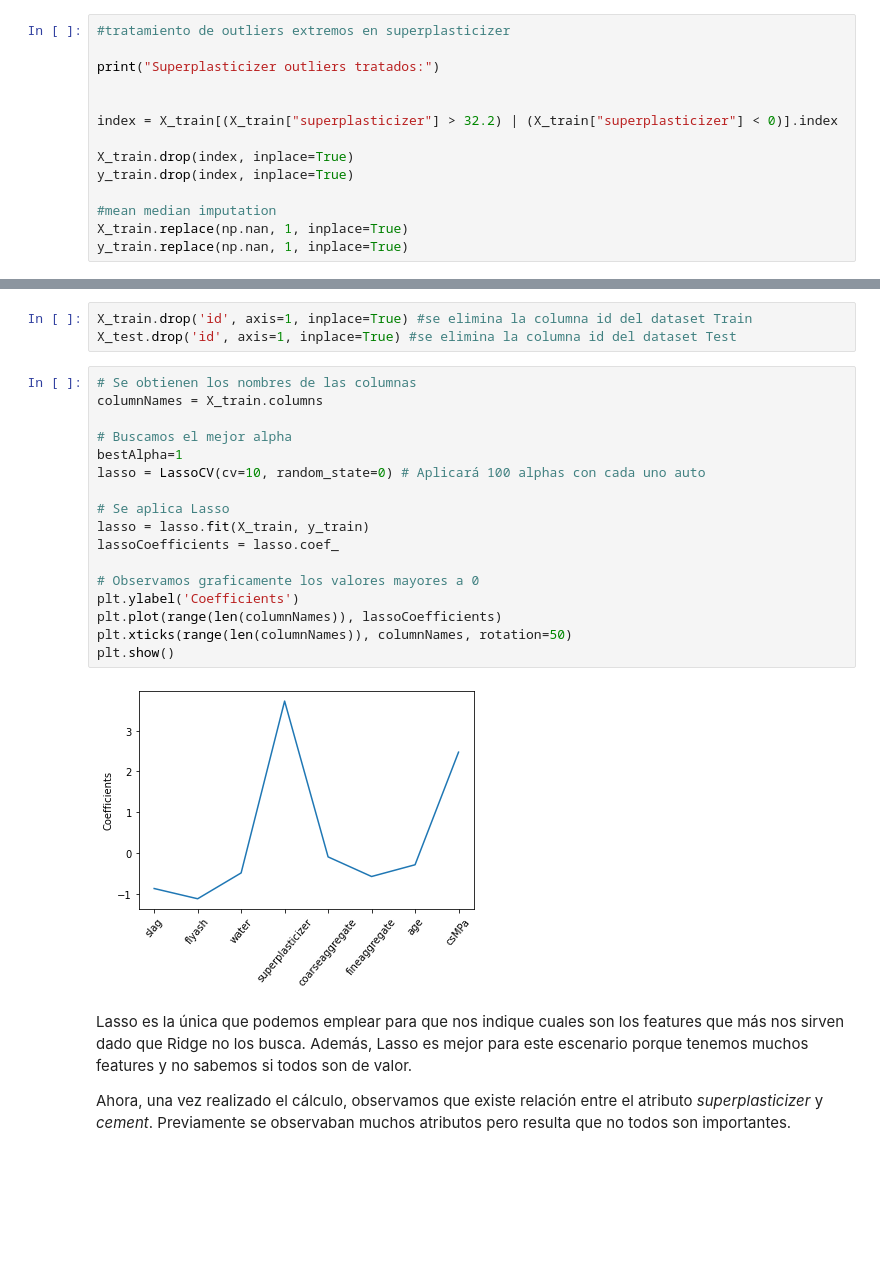
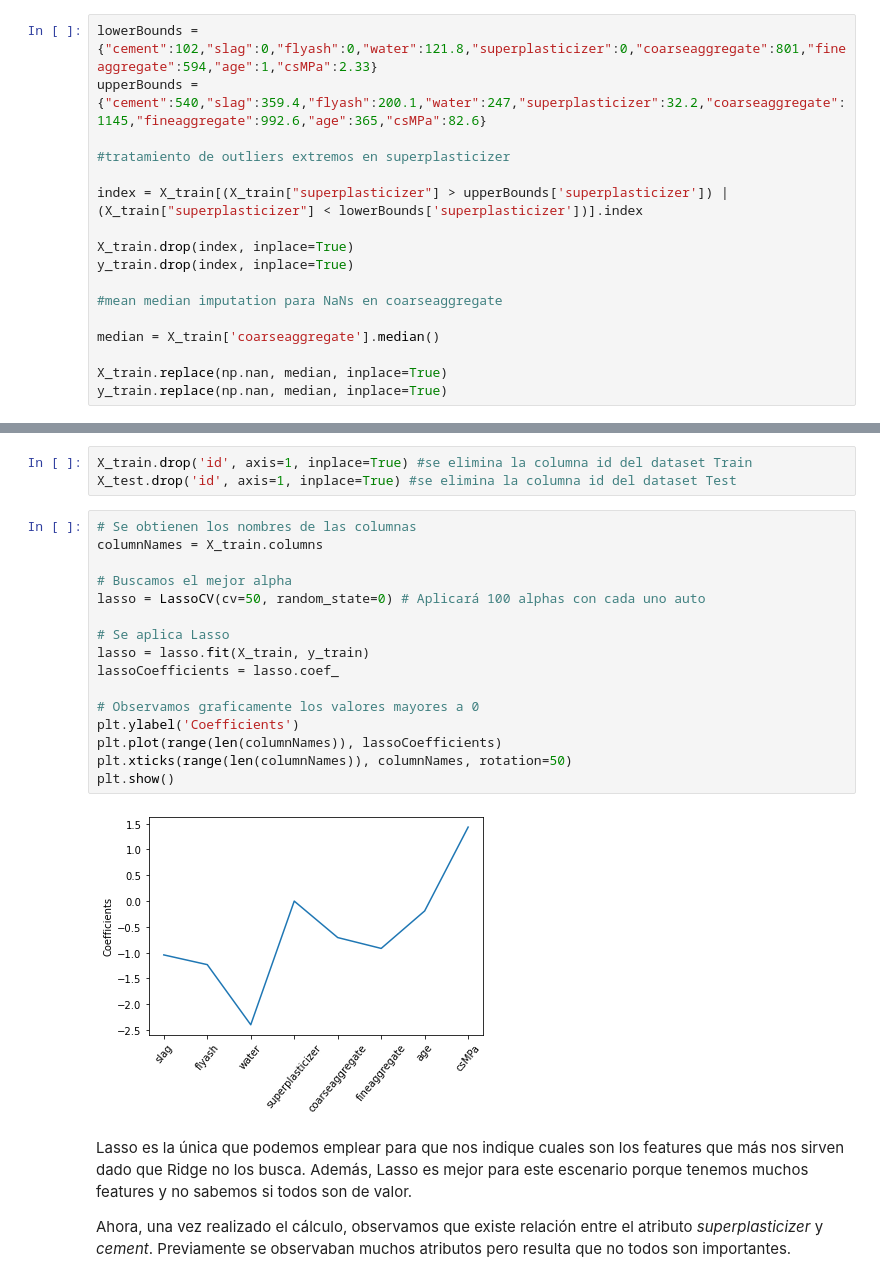
Before and after one commit to joseSalazar4/Cement-Prediction, a Jupyter notebook: 2021-2-Trabajo Practico_03.ipynb, the cells around one changed output, grey strips where cells are left out. Drawn from its saved outputs; the diff is of its cells as text; blank space fills up the shorter version.

```diff
--- a/2021-2-Trabajo Practico_03.ipynb
+++ b/2021-2-Trabajo Practico_03.ipynb
@@ -233,16 +282,19 @@ En el caso del parámetro shuffle se decidió mantenerlo con el default (True),
 - Preprocese los atributos (Solo deje para más adelante escalar los datos).
 - Debe comentar en celdas del texto el por qué seleccionó las técnicas utilizadas.
 # %%
+lowerBounds = {"cement":102,"slag":0,"flyash":0,"water":121.8,"superplasticizer":0,"coarseaggregate":801,"fineaggregate":594,"age":1,"csMPa":2.33}
+upperBounds = {"cement":540,"slag":359.4,"flyash":200.1,"water":247,"superplasticizer":32.2,"coarseaggregate":1145,"fineaggregate":992.6,"age":365,"csMPa":82.6}
+
 #tratamiento de outliers extremos en superplasticizer
 
-print("Superplasticizer outliers tratados:")
-
-
-index = X_train[(X_train["superplasticizer"] > 32.2) | (X_train["superplasticizer"] < 0)].index
+index = X_train[(X_train["superplasticizer"] > upperBounds['superplasticizer']) | (X_train["superplasticizer"] < lowerBounds['superplasticizer'])].index
 
 X_train.drop(index, inplace=True)
 y_train.drop(index, inplace=True)
 
-#mean median imputation
-X_train.replace(np.nan, 1, inplace=True)
-y_train.replace(np.nan, 1, inplace=True)
+#mean median imputation para NaNs en coarseaggregate
+
+median = X_train['coarseaggregate'].median()
+
+X_train.replace(np.nan, median, inplace=True)
+y_train.replace(np.nan, median, inplace=True)
@@ -260,22 +316,21 @@ X_test.drop('id', axis=1, inplace=True) #se elimina la columna id del dataset Te
 # %%
 # Se obtienen los nombres de las columnas
 columnNames = X_train.columns
 
 # Buscamos el mejor alpha
-bestAlpha=1
-lasso = LassoCV(cv=10, random_state=0) # Aplicará 100 alphas con cada uno auto
+lasso = LassoCV(cv=50, random_state=0) # Aplicará 100 alphas con cada uno auto
 
 # Se aplica Lasso
 lasso = lasso.fit(X_train, y_train)
 lassoCoefficients = lasso.coef_
 
 # Observamos graficamente los valores mayores a 0
 plt.ylabel('Coefficients')
 plt.plot(range(len(columnNames)), lassoCoefficients)
 plt.xticks(range(len(columnNames)), columnNames, rotation=50)
 plt.show()
 # %% [output]
-[figure, old version]
+[figure, new version]
 # %% [markdown]
 Lasso es la única que podemos emplear para que nos indique cuales son los features que más nos sirven dado que Ridge no los busca. Además, Lasso es mejor para este escenario porque tenemos muchos features y no sabemos si todos son de valor.
 
```
Also changed, not shown: parts of 8 cells of this notebook, 1 other file.
